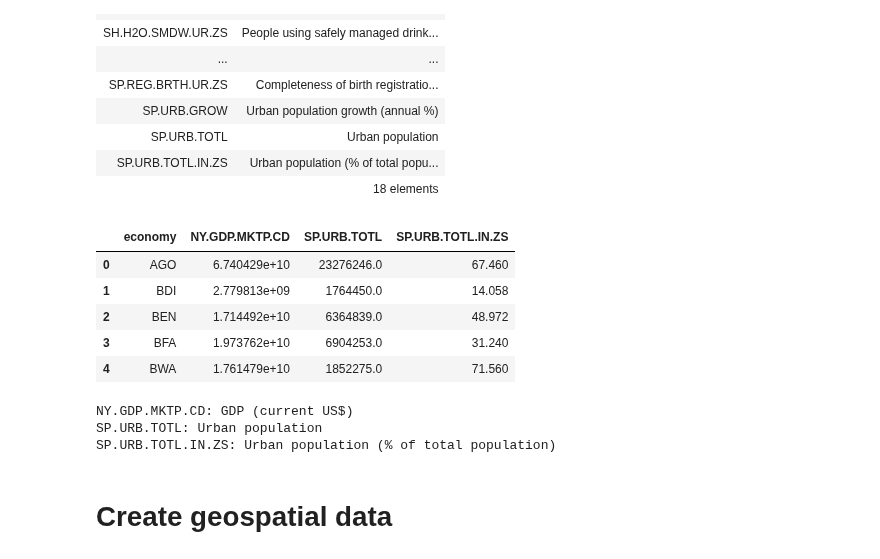
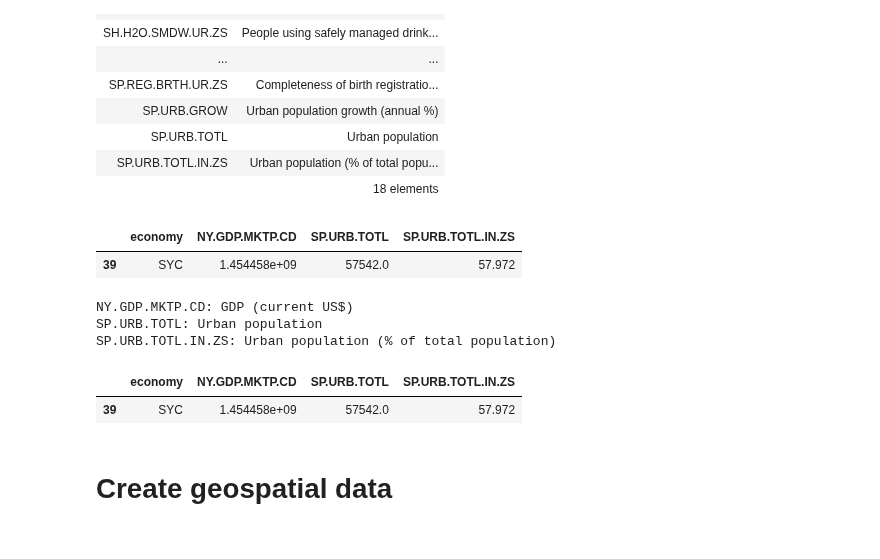
Before and after one commit to worldbank/GOSTurban, a Jupyter notebook: Notebooks/Implementations/URB_SEAU1_NovelUrbanization/WBGAPI_Extract_urbanization_GDP.ipynb, the cells around one changed output. Cells and saved outputs as stored; diff of their text form; code cells hidden in the pictures.

```diff
--- a/Notebooks/Implementations/URB_SEAU1_NovelUrbanization/WBGAPI_Extract_urbanization_GDP.ipynb
+++ b/Notebooks/Implementations/URB_SEAU1_NovelUrbanization/WBGAPI_Extract_urbanization_GDP.ipynb
@@ -76,16 +74,12 @@ wb.data.DataFrame?
 # %%
 # These are the datasets we are interested in extracting
 selected_indicators = ['NY.GDP.MKTP.CD','SP.URB.TOTL','SP.URB.TOTL.IN.ZS']
-urb_data = wb.data.DataFrame(selected_indicators, economy=wb.region.members('SSA'), mrv=1)
+urb_data = wb.data.DataFrame(selected_indicators, economy=ssa['ISO3'].values, mrnev=1)
 urb_data = urb_data.reset_index()#.drop(['index'], axis=1)
-urb_data.head()
+urb_data.loc[urb_data['economy'] == 'SYC']
 # %% [output]
 |  | economy | NY.GDP.MKTP.CD | SP.URB.TOTL | SP.URB.TOTL.IN.ZS |
-| 0 | AGO | 6.740429e+10 | 23276246.0 | 67.460 |
-| 1 | BDI | 2.779813e+09 | 1764450.0 | 14.058 |
-| 2 | BEN | 1.714492e+10 | 6364839.0 | 48.972 |
-| 3 | BFA | 1.973762e+10 | 6904253.0 | 31.240 |
-| 4 | BWA | 1.761479e+10 | 1852275.0 | 71.560 |
+| 39 | SYC | 1.454458e+09 | 57542.0 | 57.972 |
 # %%
 for ind in selected_indicators:
     print(f'{ind}: {wb.series.info(ind).items[0]["value"]}')
@@ -96,3 +90,8 @@ SP.URB.TOTL.IN.ZS: Urban population (% of total population)
 # %%
 urb_data.columns = ['ISO3','GDP','UrubPop','UrbPercent']
 urb_data.to_csv('SSA_countries_GDP_Urbanization.csv')
+# %%
+urb_data.loc[urb_data['economy'] == 'SYC']
+# %% [output]
+|  | economy | NY.GDP.MKTP.CD | SP.URB.TOTL | SP.URB.TOTL.IN.ZS |
+| 39 | SYC | 1.454458e+09 | 57542.0 | 57.972 |
```
Also changed, not shown: parts of 4 cells of this notebook, 8 other files.
